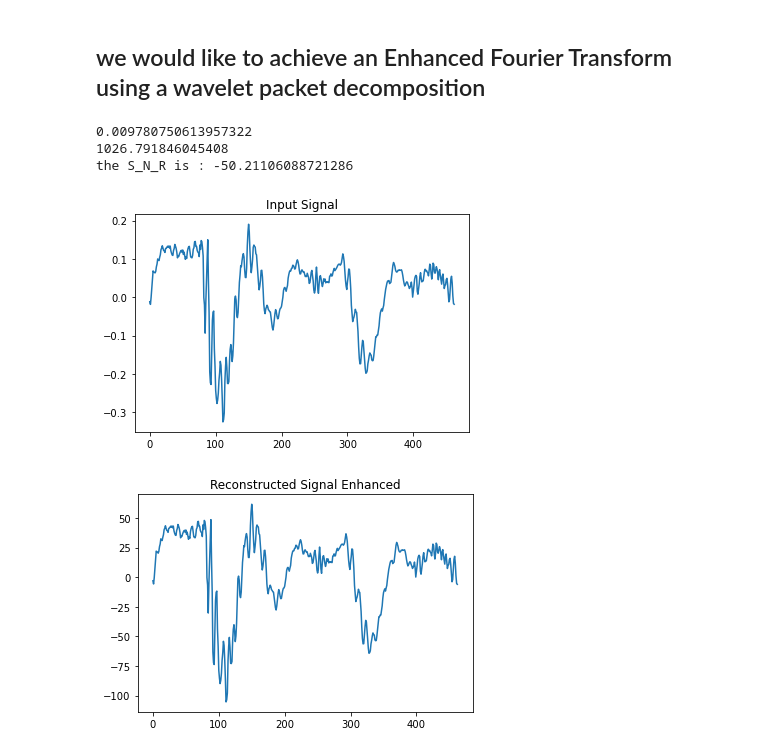
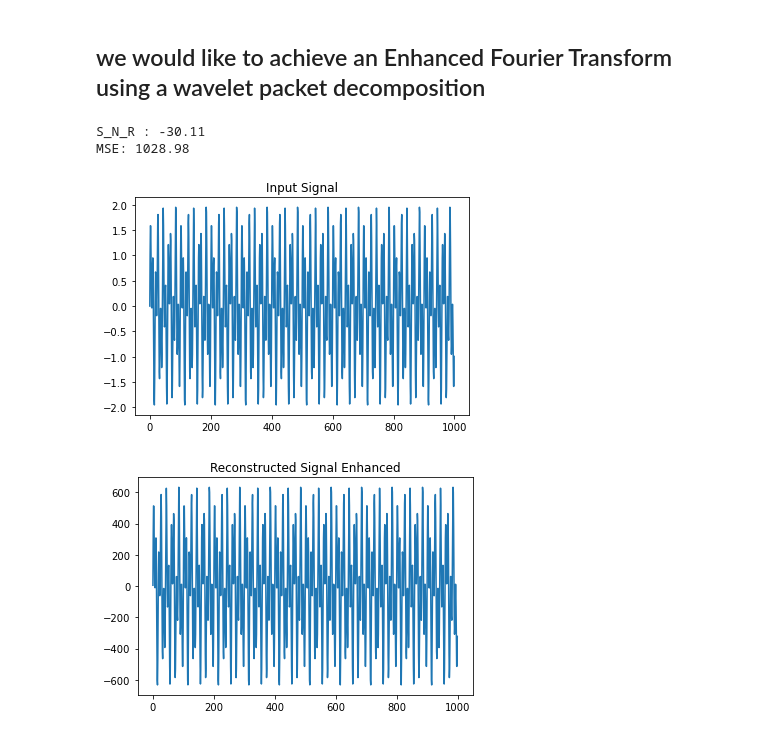
Before and after one commit to wencabrel/Enhanced-FT-using-Wavelet-Packet-Decomposition, a Jupyter notebook: WaveletPacketDecomposition.ipynb, the cells around one changed output. Cells and saved outputs as stored; diff of their text form; code cells hidden in the pictures.

Commit message:
mean squared error

```diff
--- a/WaveletPacketDecomposition.ipynb
+++ b/WaveletPacketDecomposition.ipynb
@@ -113,9 +113,38 @@ def Signal_Noise_Ratio(signal):
 
     return signal_noise_ratio
 
+def Mean_Square_Error(signal, reconstructed_signal):
+
+    # Truncate signals to match length
+    min_len = min(len(signal), len(reconstructed_signal))
+    signal = signal[:min_len]
+    reconstructed_signal = reconstructed_signal[:min_len]
+
+    # Calculate the difference between the original and noisy signals
+    diff = signal - reconstructed_signal
+
+    # Calculate the squared value of the difference
+    squared_diff = np.square(diff)
+
+    # Calculate the mean of the squared difference
+    mean_square_error = np.mean(squared_diff)
+
+    return mean_square_error
+
+
 
 # generate input signal
-signal, sr = librosa.load('audio1/voice.wav', sr=None, duration = 0.021)
+#signal, sr = librosa.load('audio1/voice.wav', sr=None, duration = 0.021)
+
+i_t = 0.001
+pt = np.arange(0,1, i_t)
+
+# our signal will be carried two different frequencies
+
+signal = np.sin(2*np.pi*50*pt) + np.sin(2*np.pi*120*pt)
+Signal_clean = Signal
+# create a random then add to our signal
+#signal = signal + 2.5*np.random.randn(len(pt))
 
 # plot input signal
 plt.figure()
@@ -123,36 +152,38 @@ plt.plot(signal)
 plt.title('Input Signal')
 
 
 # perform wavelet packet decomposition
 coeffs, wp = wavelet_packet_decomposition(signal)
 # perform Fourier Transform
 freq_coeffs = fourier_transform(coeffs)
 
 # apply logarithmic enhancement function
 enhanced_freq_coeffs = logarithmic_enhancement(freq_coeffs)
 
 
 
 # perform inverse Fourier Transform
 enhanced_time_coeffs = inverse_fourier_transform(enhanced_freq_coeffs)
 
 # perform enhanced Fourier Transform
 reconstructed_signal_enhanced = enhanced_fourier_transform(coeffs, enhanced_time_coeffs, wp)
 
 # compute the SNR
 S_N_R = Signal_Noise_Ratio(signal)
 
-print("the S_N_R is :", S_N_R)
+print('S_N_R : {:.2f}'.format(S_N_R))
+
+mse = Mean_Square_Error(signal, reconstructed_signal)
+print('MSE: {:.2f}'.format(mse))
 
 # plot reconstructed signal
 plt.figure()
 plt.plot(reconstructed_signal_enhanced)
 plt.title('Reconstructed Signal Enhanced')
 plt.show()
 #display
 # %% [output]
-0.009780750613957322
-1026.791846045408
-the S_N_R is : -50.21106088721286
+S_N_R : -30.11
+MSE: 1028.98
-[figure, old version]
+[figure, new version]
-[figure, old version]
+[figure, new version]
```
